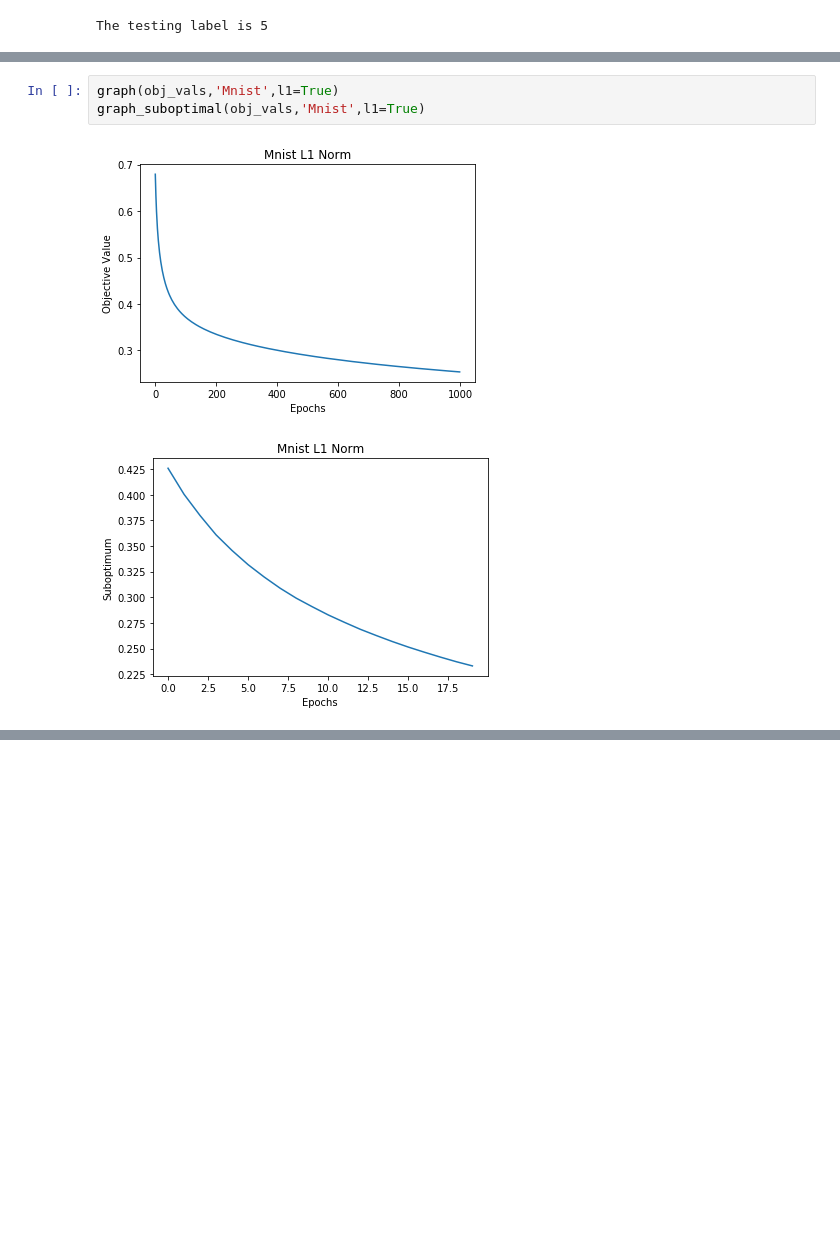
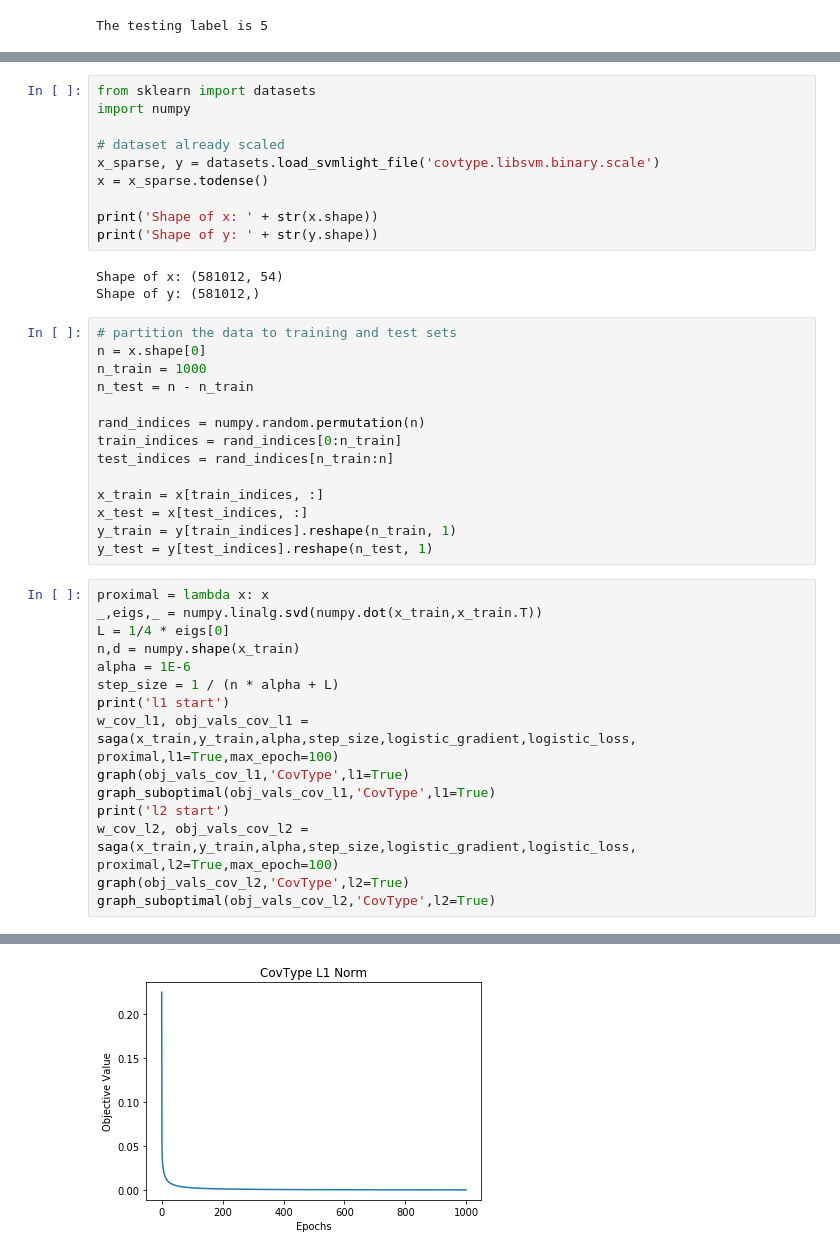
Before and after one commit to vlee1776/SAGA, a Jupyter notebook: SAGA.ipynb, the cells around one changed output, grey strips where cells are left out. Drawn from its saved outputs; the diff is of its cells as text; blank space fills up the shorter version.

Commit message:
covtype done

```diff
--- a/SAGA.ipynb
+++ b/SAGA.ipynb
@@ -221,9 +228,46 @@ Objective Value at epoch 996 is 0.2537367806983387
 Objective Value at epoch 997 is 0.25368603415742175
 Objective Value at epoch 998 is 0.25363491815218375
 Objective Value at epoch 999 is 0.2535828750381495
-# %%
-graph(obj_vals,'Mnist',l1=True)
-graph_suboptimal(obj_vals,'Mnist',l1=True)
-# %% [output]
-[figure, removed]
-[figure, removed]
+# %%
+from sklearn import datasets
+import numpy
+
+# dataset already scaled
+x_sparse, y = datasets.load_svmlight_file('covtype.libsvm.binary.scale')
+x = x_sparse.todense()
+
+print('Shape of x: ' + str(x.shape))
+print('Shape of y: ' + str(y.shape))
+# %% [output]
+Shape of x: (581012, 54)
+Shape of y: (581012,)
+# %%
+# partition the data to training and test sets
+n = x.shape[0]
+n_train = 1000
+n_test = n - n_train
+
+rand_indices = numpy.random.permutation(n)
+train_indices = rand_indices[0:n_train]
+test_indices = rand_indices[n_train:n]
+
+x_train = x[train_indices, :]
+x_test = x[test_indices, :]
+y_train = y[train_indices].reshape(n_train, 1)
+y_test = y[test_indices].reshape(n_test, 1)
+# %%
+proximal = lambda x: x
+_,eigs,_ = numpy.linalg.svd(numpy.dot(x_train,x_train.T))
+L = 1/4 * eigs[0]
+n,d = numpy.shape(x_train)
+alpha = 1E-6
+step_size = 1 / (n * alpha + L)
+print('l1 start')
+w_cov_l1, obj_vals_cov_l1 = saga(x_train,y_train,alpha,step_size,logistic_gradient,logistic_loss, proximal,l1=True,max_epoch=100)
+graph(obj_vals_cov_l1,'CovType',l1=True)
+graph_suboptimal(obj_vals_cov_l1,'CovType',l1=True)
+print('l2 start')
+w_cov_l2, obj_vals_cov_l2 = saga(x_train,y_train,alpha,step_size,logistic_gradient,logistic_loss, proximal,l2=True,max_epoch=100)
+graph(obj_vals_cov_l2,'CovType',l2=True)
+graph_suboptimal(obj_vals_cov_l2,'CovType',l2=True)
+# %% [output]
@@ -229,0 +291 @@ graph_suboptimal(obj_vals,'Mnist',l1=True)
+[figure, added]
```
Also changed, not shown: parts of 2 cells of this notebook.
